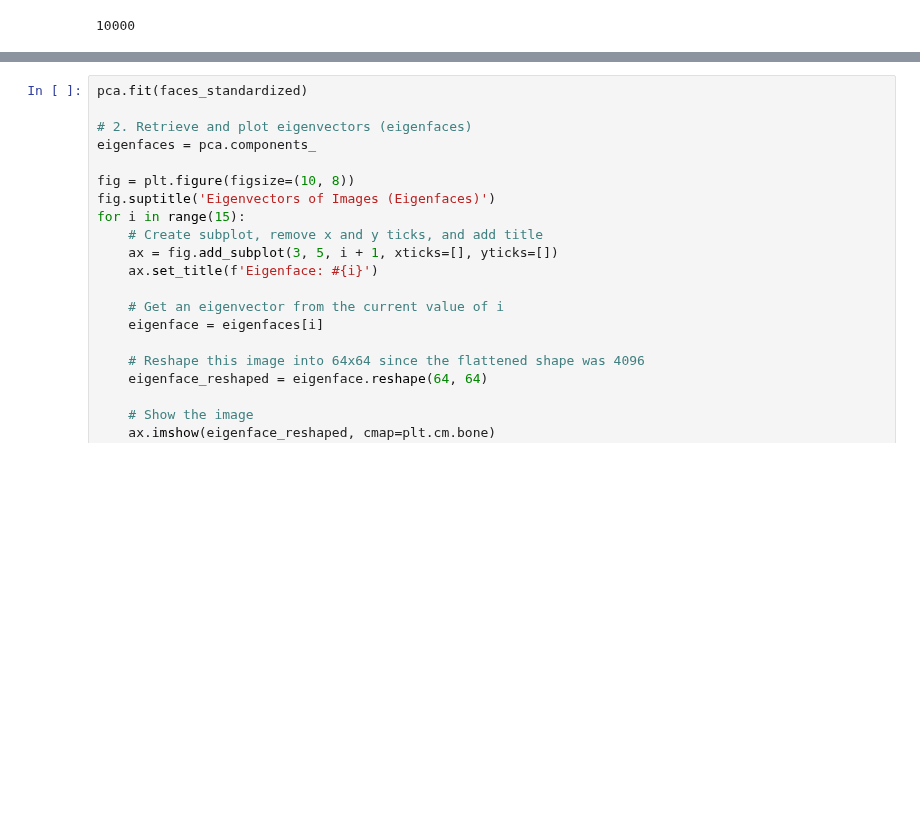
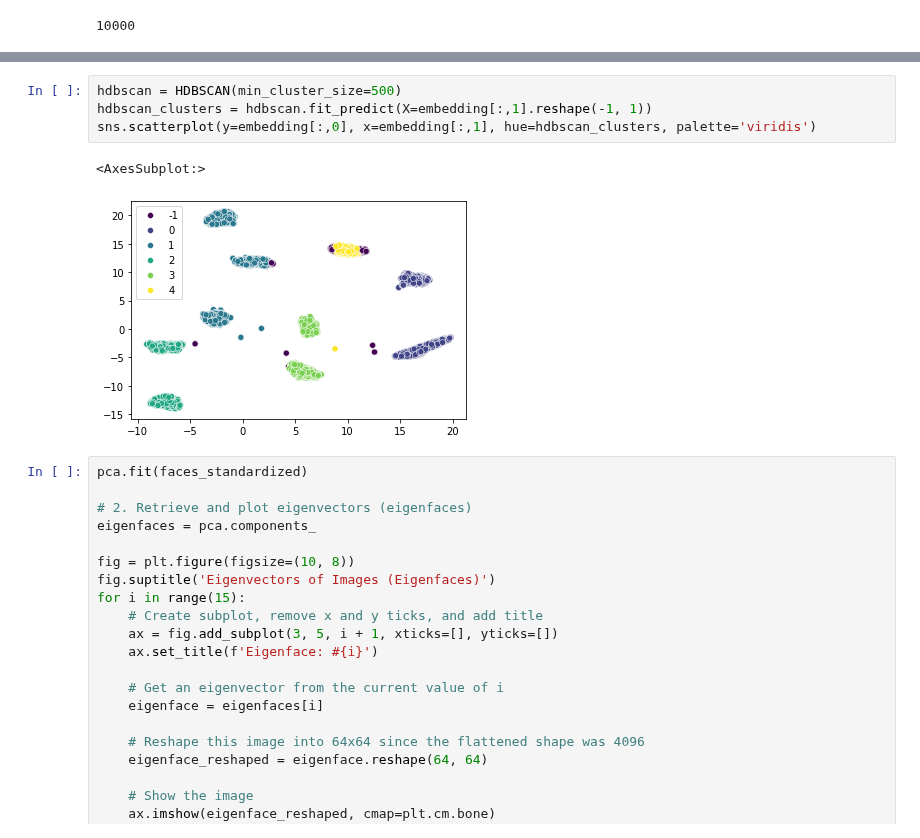
Before and after one commit to tristannew/recursive-clustering-mnist, a Jupyter notebook: recursive_clustering_mnist.ipynb, the cells around one changed output, grey strips where cells are left out. Cells and saved outputs as stored; diff of their text form; blank space fills up the shorter version.

```diff
--- a/recursive_clustering_mnist.ipynb
+++ b/recursive_clustering_mnist.ipynb
@@ -63,3 +58,10 @@ sns.scatterplot(y=embedding[:,0], x=embedding[:,1], hue=y_train[SLICE], palette=
+# %%
+hdbscan = HDBSCAN(min_cluster_size=500)
+hdbscan_clusters = hdbscan.fit_predict(X=embedding[:,1].reshape(-1, 1))
+sns.scatterplot(y=embedding[:,0], x=embedding[:,1], hue=hdbscan_clusters, palette='viridis')
+# %% [output]
+<AxesSubplot:>
+[figure, added]
 # %%
 pca.fit(faces_standardized)
 
```
Also changed, not shown: parts of 7 cells of this notebook.
